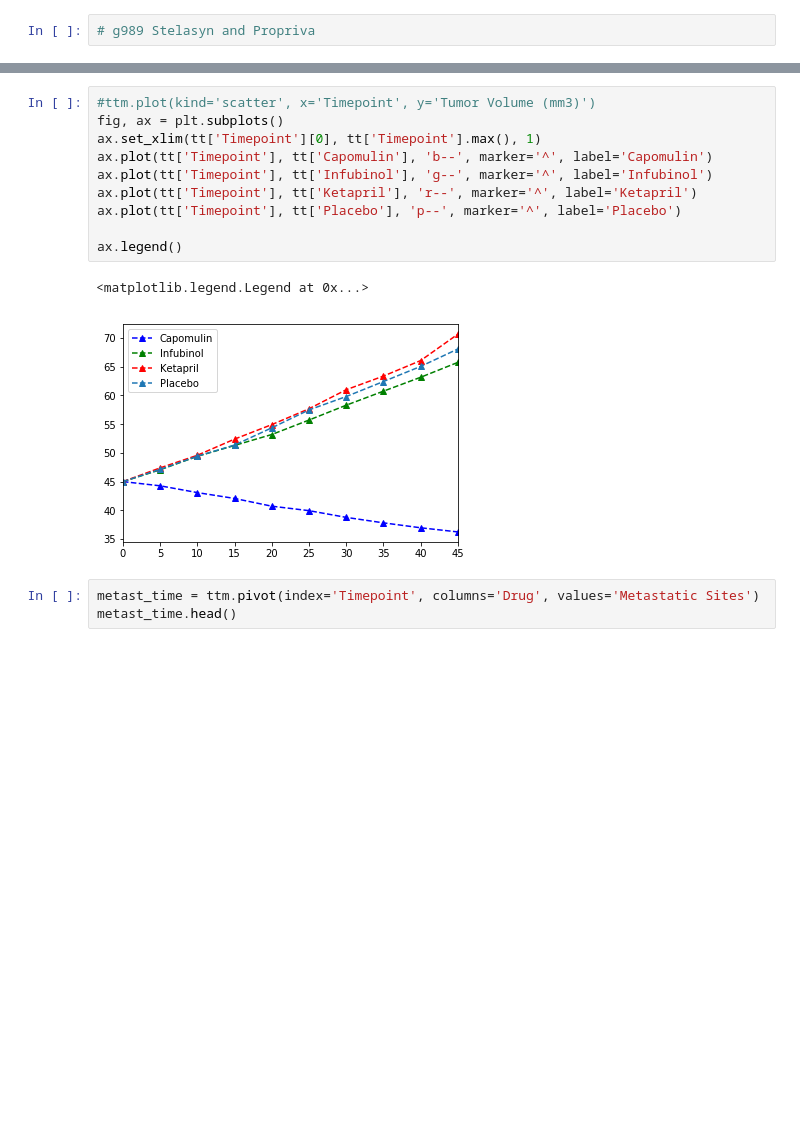
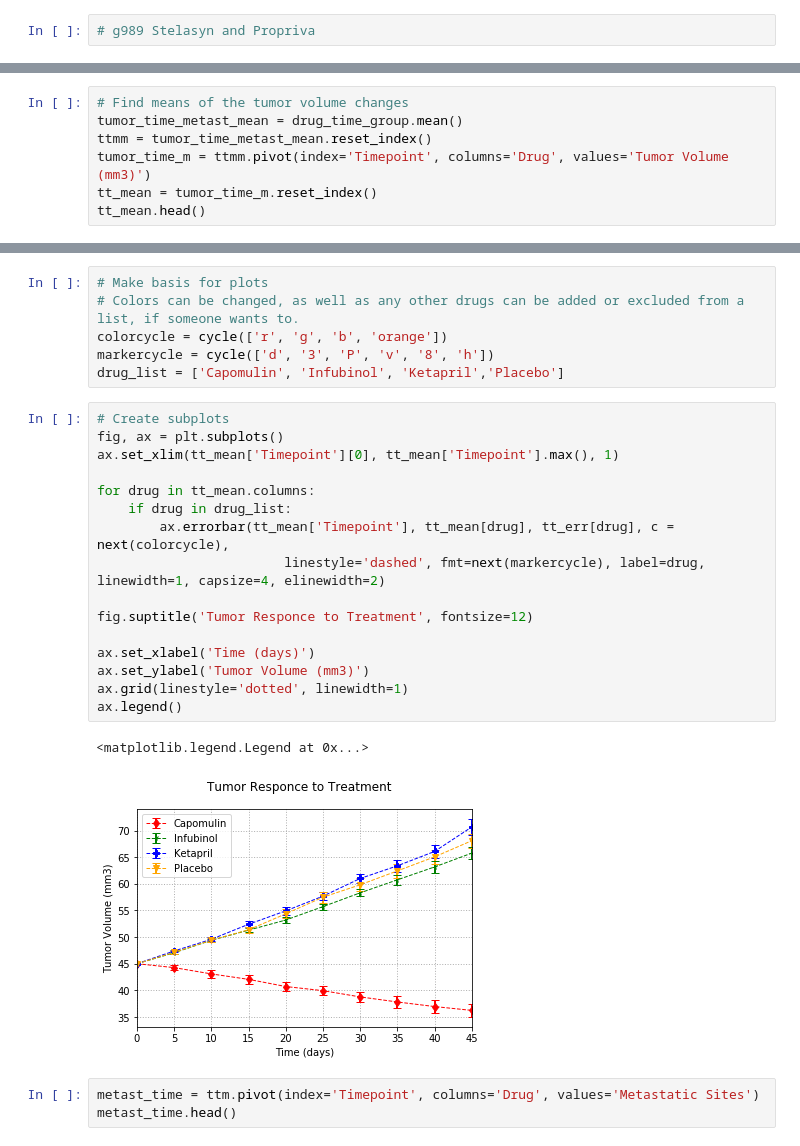
Before and after one commit to Gryazzz/Pymaceuticals_Matplotlib, a Jupyter notebook: Pymaceuticals.ipynb, the cells around one changed output, grey strips where cells are left out. Cells and saved outputs as stored; diff of their text form; blank space fills up the shorter version.

```diff
--- a/Pymaceuticals.ipynb
+++ b/Pymaceuticals.ipynb
@@ -34,0 +26,7 @@ tumor_time_metast.head()
+# %%
+# Find means of the tumor volume changes
+tumor_time_metast_mean = drug_time_group.mean()
+ttmm = tumor_time_metast_mean.reset_index()
+tumor_time_m = ttmm.pivot(index='Timepoint', columns='Drug', values='Tumor Volume (mm3)')
+tt_mean = tumor_time_m.reset_index()
+tt_mean.head()
@@ -48,16 +54,28 @@ tt.head()
-# %%
-#ttm.plot(kind='scatter', x='Timepoint', y='Tumor Volume (mm3)')
-fig, ax = plt.subplots()
-ax.set_xlim(tt['Timepoint'][0], tt['Timepoint'].max(), 1)
-ax.plot(tt['Timepoint'], tt['Capomulin'], 'b--', marker='^', label='Capomulin')
-ax.plot(tt['Timepoint'], tt['Infubinol'], 'g--', marker='^', label='Infubinol')
-ax.plot(tt['Timepoint'], tt['Ketapril'], 'r--', marker='^', label='Ketapril')
-ax.plot(tt['Timepoint'], tt['Placebo'], 'p--', marker='^', label='Placebo')
-
-ax.legend()
-# %% [output]
-<matplotlib.legend.Legend at 0x...>
-[figure, removed]
+# %%
+# Make basis for plots
+# Colors can be changed, as well as any other drugs can be added or excluded from a list, if someone wants to.
+colorcycle = cycle(['r', 'g', 'b', 'orange'])
+markercycle = cycle(['d', '3', 'P', 'v', '8', 'h'])
+drug_list = ['Capomulin', 'Infubinol', 'Ketapril','Placebo']
+# %%
+# Create subplots
+fig, ax = plt.subplots()
+ax.set_xlim(tt_mean['Timepoint'][0], tt_mean['Timepoint'].max(), 1)
+
+for drug in tt_mean.columns:
+    if drug in drug_list:
+        ax.errorbar(tt_mean['Timepoint'], tt_mean[drug], tt_err[drug], c = next(colorcycle),
+                        linestyle='dashed', fmt=next(markercycle), label=drug, linewidth=1, capsize=4, elinewidth=2)
+
+fig.suptitle('Tumor Responce to Treatment', fontsize=12)
+
+ax.set_xlabel('Time (days)')
+ax.set_ylabel('Tumor Volume (mm3)')
+ax.grid(linestyle='dotted', linewidth=1)
+ax.legend()
+# %% [output]
+<matplotlib.legend.Legend at 0x...>
+[figure, added]
 # %%
 metast_time = ttm.pivot(index='Timepoint', columns='Drug', values='Metastatic Sites')
 metast_time.head()
```
Also changed, not shown: parts of 7 cells of this notebook.
